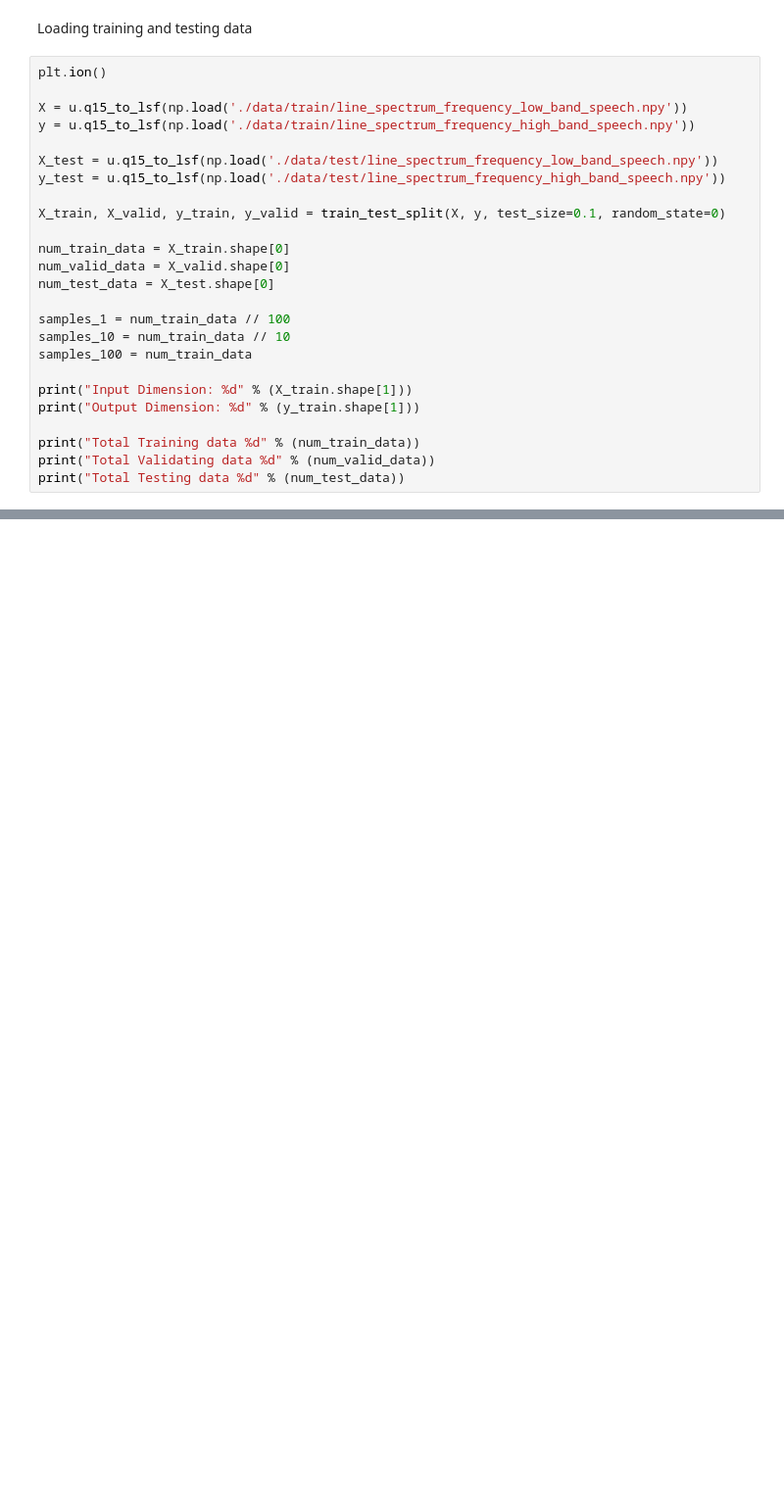
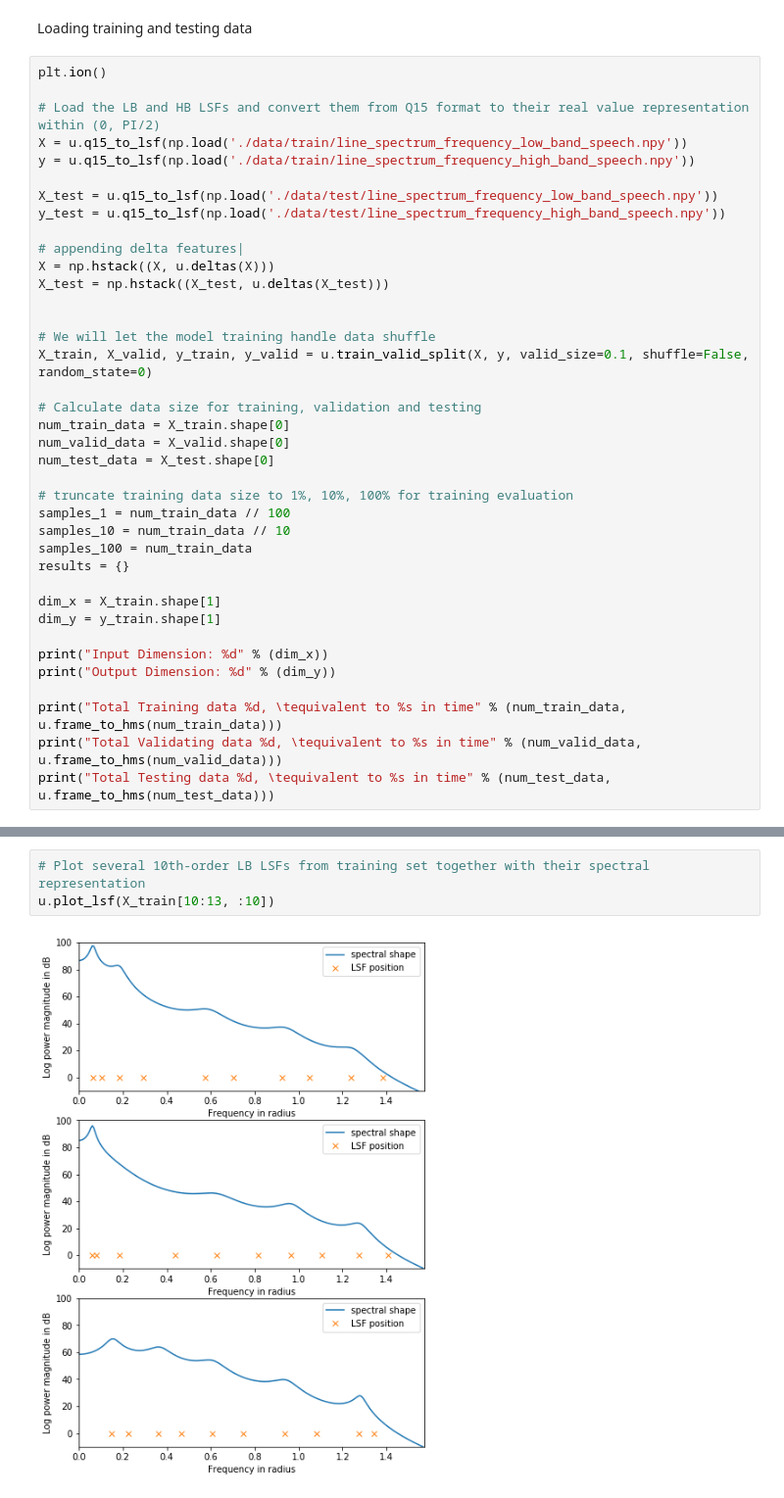
Before and after one commit to triwoods/udacity-ml-projects, a Jupyter notebook: capstone/capstone_SenLi/Capstone_Project.ipynb, the cells around one changed output, grey strips where cells are left out. Shown: that part at 98% size. Cells and saved outputs as stored; diff of their text form; blank space fills up the shorter version.

Commit message:
update Capstone project notebook, add functions in models.py and utils.py

```diff
--- a/capstone/capstone_SenLi/Capstone_Project.ipynb
+++ b/capstone/capstone_SenLi/Capstone_Project.ipynb
@@ -16,26 +11,39 @@ Loading training and testing data
 # %%
 plt.ion()
 
+# Load the LB and HB LSFs and convert them from Q15 format to their real value representation within (0, PI/2)
 X = u.q15_to_lsf(np.load('./data/train/line_spectrum_frequency_low_band_speech.npy'))
 y = u.q15_to_lsf(np.load('./data/train/line_spectrum_frequency_high_band_speech.npy'))
 
 X_test = u.q15_to_lsf(np.load('./data/test/line_spectrum_frequency_low_band_speech.npy'))
 y_test = u.q15_to_lsf(np.load('./data/test/line_spectrum_frequency_high_band_speech.npy'))
 
-X_train, X_valid, y_train, y_valid = train_test_split(X, y, test_size=0.1, random_state=0)
+# appending delta features|
+X = np.hstack((X, u.deltas(X)))
+X_test = np.hstack((X_test, u.deltas(X_test)))
 
+
+# We will let the model training handle data shuffle
+X_train, X_valid, y_train, y_valid = u.train_valid_split(X, y, valid_size=0.1, shuffle=False, random_state=0)
+
+# Calculate data size for training, validation and testing
 num_train_data = X_train.shape[0]
 num_valid_data = X_valid.shape[0]
 num_test_data = X_test.shape[0]
 
+# truncate training data size to 1%, 10%, 100% for training evaluation
 samples_1 = num_train_data // 100
 samples_10 = num_train_data // 10
 samples_100 = num_train_data
+results = {}
 
-print("Input Dimension: %d" % (X_train.shape[1]))
-print("Output Dimension: %d" % (y_train.shape[1]))
+dim_x = X_train.shape[1]
+dim_y = y_train.shape[1]
 
-print("Total Training data %d" % (num_train_data))
-print("Total Validating data %d" % (num_valid_data))
-print("Total Testing data %d" % (num_test_data))
+print("Input Dimension: %d" % (dim_x))
+print("Output Dimension: %d" % (dim_y))
+
+print("Total Training data %d, \tequivalent to %s in time" % (num_train_data, u.frame_to_hms(num_train_data)))
+print("Total Validating data %d, \tequivalent to %s in time" % (num_valid_data, u.frame_to_hms(num_valid_data)))
+print("Total Testing data %d, \tequivalent to %s in time" % (num_test_data, u.frame_to_hms(num_test_data)))
 # %% [output]
@@ -54,0 +55,5 @@ u.plot_lsf_hist(X_train)
+# %%
+# Plot several 10th-order LB LSFs from training set together with their spectral representation
+u.plot_lsf(X_train[10:13, :10])
+# %% [output]
+[figure, added]
```
Also changed, not shown: parts of 17 cells of this notebook, 2 other files.
